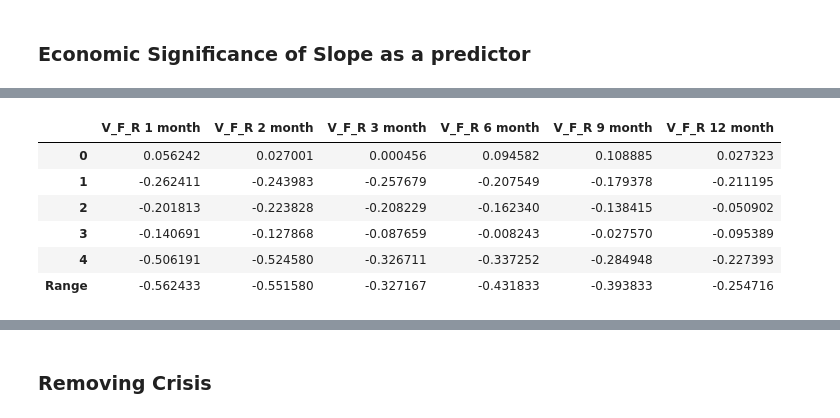
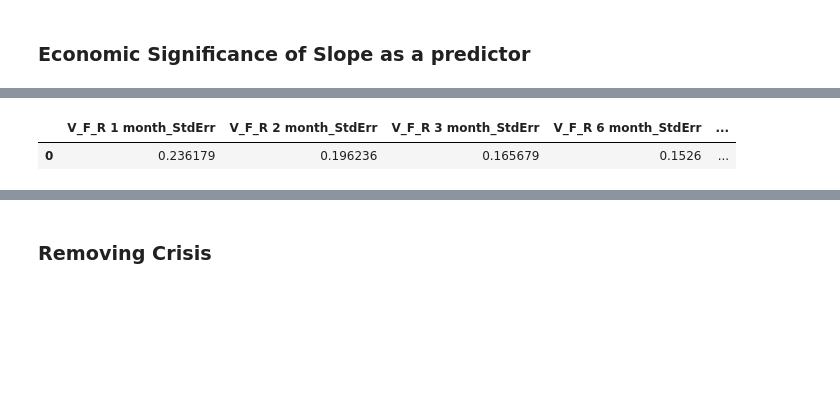
Before and after one commit to cannicj/AQF, a Jupyter notebook: All Statistical Tests.ipynb, the cells around one changed output, grey strips where cells are left out. Saved outputs shown, nothing was run; the diff lists cells and outputs as text; code cells hidden in the pictures; blank space fills up the shorter version.

```diff
--- a/All Statistical Tests.ipynb
+++ b/All Statistical Tests.ipynb
@@ -38,5 +42,4 @@ VIX_TS['DATE'] = pd.to_datetime(VIX_TS['DATE'],format = '%d/%m/%Y')
 # %%
-VIX_FUT = pd.read_csv(DATA_PATH + '/vixfut_ret.csv',skiprows=5)
 
 VIX_FUT = VIX_FUT.rename({'Date':'DATE','r_1^{VIX fut.}':'1 month','r_2^{VIX fut.}':'2 month','r_3^{VIX fut.}':'3 month',
                          'r_4^{VIX fut.}':'4 month','r_5^{VIX fut.}':'5 month','r_6^{VIX fut.}':'6 month'},axis=1)
@@ -78,2 +106,13 @@ VAR_SWAPS.rename(columns=column_mapping, inplace=True)
+# %%
+def DATE_STR(num):
+    num_str = str(num)
+    date_str = num_str[-2:]+'/'+num_str[4:-2]+'/'+num_str[0:4]
+
+    return date_str
+
+VAR_SWAPS_AUT['DATE'] = VAR_SWAPS_AUT['DATE'].apply(DATE_STR)
+VAR_SWAPS_AUT['DATE'] = pd.to_datetime(VAR_SWAPS_AUT['DATE'],format = '%d/%m/%Y')
+# %%
+VAR_SWAPS = VAR_SWAPS_AUT[3110:]
 # %% [markdown]
 ### Load in Straddle Returns
@@ -428,5 +834,12 @@ model = sm.OLS(Y, X).fit(cov_type='HAC',cov_kwds={'maxlags':n_days})
 # %% [markdown]
 ### Economic Significance of Slope as a predictor
+# %%
+def std_error_range(data):
+    a = data.iloc[:1,:]**2
+    a = a.reset_index(drop=True)
+    b = data.iloc[4:,:]**2
+    b = b.reset_index(drop=True)
+    return np.sqrt(a+b)
 # %%
 ES_VS = XS_VAR_SWAPS[1:].reset_index(drop=True)
 ES_VS['Slope_Quantile'] = pd.qcut(scaled_VS['Slope'], q=5, labels=False)[:-1]
@@ -446,19 +859,29 @@ VS_Q_Ret
 # %%
-ES_VF = XS_VIX_FUT[1:].reset_index(drop=True)
+ES_VF = XS_VIX_FUT[1:].reset_index(drop=True,inplace=False)
 ES_VF['Slope_Quantile'] = pd.qcut(scaled_VF['Slope'], q=5, labels=False)[:-1]
-VF_Q_Ret = ES_VF.sort_values(by='Slope_Quantile').groupby('Slope_Quantile').mean(numeric_only=True)*100
-range_row = pd.DataFrame(VF_Q_Ret.min() - VF_Q_Ret.max()).T
+grouped = ES_VF.sort_values(by='Slope_Quantile').groupby('Slope_Quantile')
+mean = grouped.mean(numeric_only=True) * 100
+std_dev = grouped.std(numeric_only=True)
+count = grouped.count()
+std_error = std_dev / np.sqrt(count)*100
+std_error = std_error[['V_F_R 1 month','V_F_R 2 month','V_F_R 3 month','V_F_R 6 month','V_F_R 9 month','V_F_R 12 month']]
+# Add a suffix to distinguish between mean and standard error columns
+mean = mean.add_suffix('_Mean')
+std_error = std_error.add_suffix('_StdErr')
+
+# Concatenate mean and standard error DataFrames
+result = pd.concat([mean, std_error], axis=1)
+
+# Calculate the range row and add to the result
+range_row = pd.DataFrame(result.min() - result.max()).T
 range_row.index = ['Range']
-VF_Q_Ret = pd.concat([VF_Q_Ret, range_row])
-VF_Q_Ret
+result = pd.concat([result, range_row])
+result
+
+std_error_range(std_error)
 # %% [output]
-|  | V_F_R 1 month | V_F_R 2 month | V_F_R 3 month | V_F_R 6 month | V_F_R 9 month | V_F_R 12 month |
-| 0 | 0.056242 | 0.027001 | 0.000456 | 0.094582 | 0.108885 | 0.027323 |
-| 1 | -0.262411 | -0.243983 | -0.257679 | -0.207549 | -0.179378 | -0.211195 |
-| 2 | -0.201813 | -0.223828 | -0.208229 | -0.162340 | -0.138415 | -0.050902 |
-| 3 | -0.140691 | -0.127868 | -0.087659 | -0.008243 | -0.027570 | -0.095389 |
-| 4 | -0.506191 | -0.524580 | -0.326711 | -0.337252 | -0.284948 | -0.227393 |
-| Range | -0.562433 | -0.551580 | -0.327167 | -0.431833 | -0.393833 | -0.254716 |
+|  | V_F_R 1 month_StdErr | V_F_R 2 month_StdErr | V_F_R 3 month_StdErr | V_F_R 6 month_StdErr | ... |
+| 0 | 0.236179 | 0.196236 | 0.165679 | 0.1526 | ... |
 # %%
 ES_STRADDLE =XS_STRADDLE[1:].reset_index(drop=True)
 ES_STRADDLE['Slope_Quantile'] = pd.qcut(scaled_S['Slope'], q=5, labels=False)[:-1]
```
Also changed, not shown: parts of 90 cells of this notebook, 1 other file.
